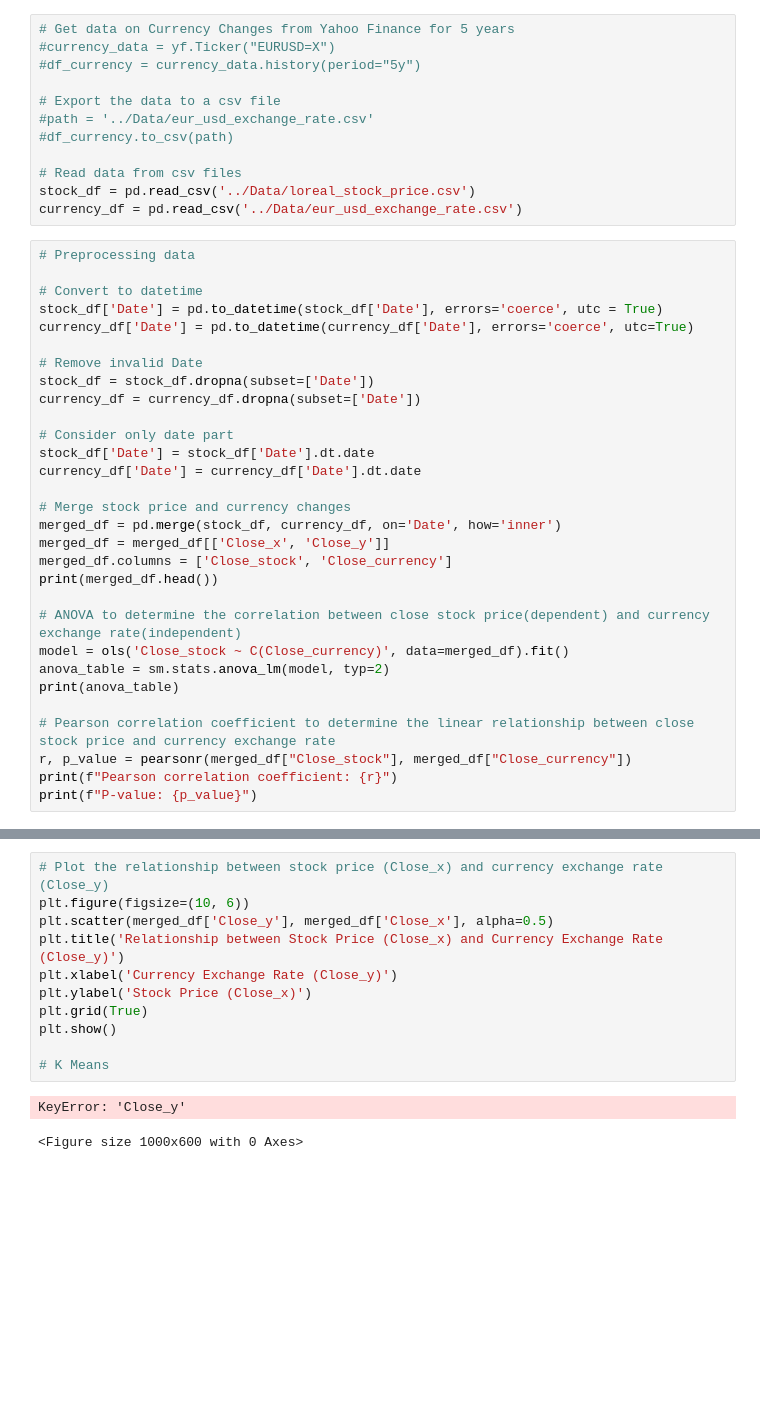
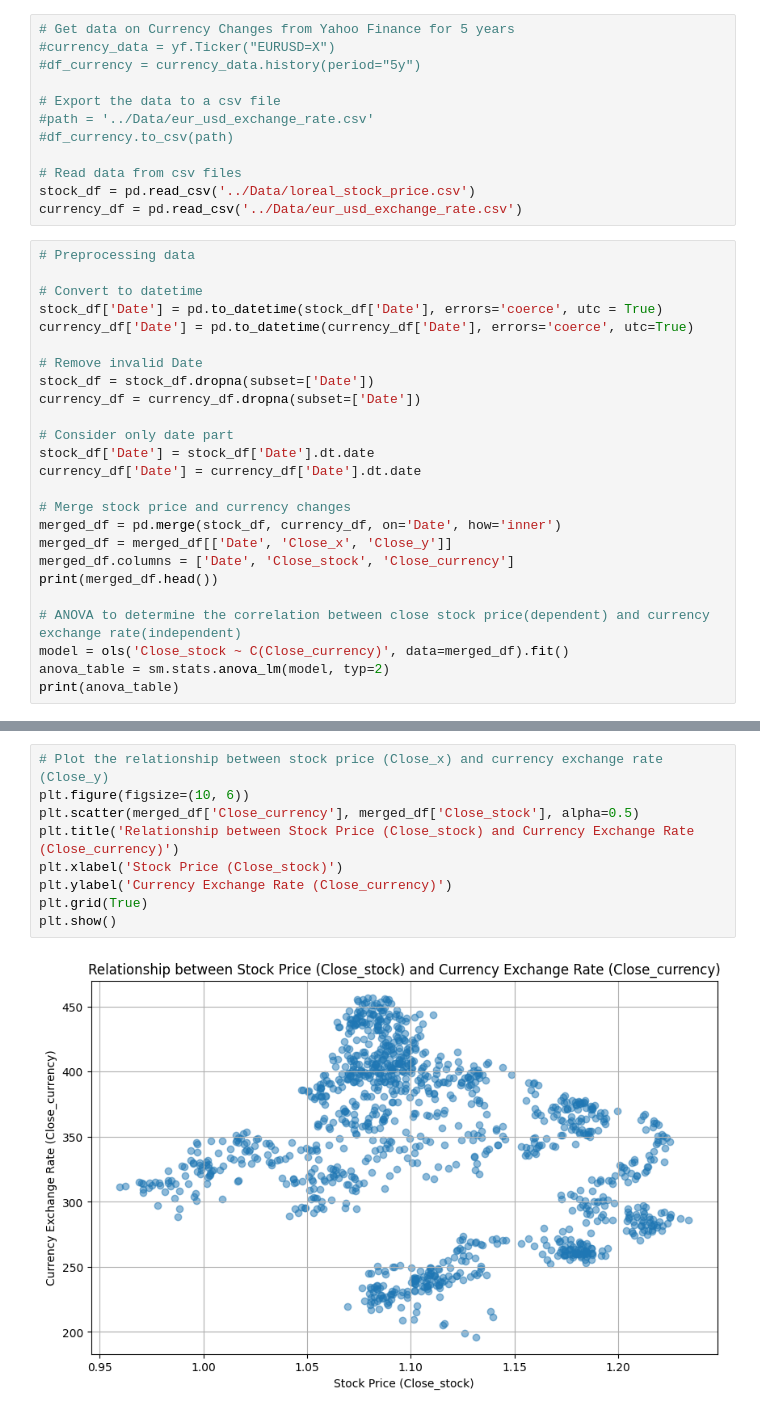
Before and after one commit to Ailey-Prmil/Statistics-Analysis-Project, a Jupyter notebook: Inferential Statistics/Corre_Stock_Currency.ipynb, the cells around one changed output, grey strips where cells are left out. Cells and saved outputs as stored; diff of their text form; blank space fills up the shorter version.

```diff
--- a/Inferential Statistics/Corre_Stock_Currency.ipynb
+++ b/Inferential Statistics/Corre_Stock_Currency.ipynb
@@ -36,17 +41,12 @@ currency_df['Date'] = currency_df['Date'].dt.date
 
 # Merge stock price and currency changes
 merged_df = pd.merge(stock_df, currency_df, on='Date', how='inner')
-merged_df = merged_df[['Close_x', 'Close_y']]
-merged_df.columns = ['Close_stock', 'Close_currency']
+merged_df = merged_df[['Date', 'Close_x', 'Close_y']]
+merged_df.columns = ['Date', 'Close_stock', 'Close_currency']
 print(merged_df.head())
 
 # ANOVA to determine the correlation between close stock price(dependent) and currency exchange rate(independent)
 model = ols('Close_stock ~ C(Close_currency)', data=merged_df).fit()
 anova_table = sm.stats.anova_lm(model, typ=2)
 print(anova_table)
-
-# Pearson correlation coefficient to determine the linear relationship between close stock price and currency exchange rate
-r, p_value = pearsonr(merged_df["Close_stock"], merged_df["Close_currency"])
-print(f"Pearson correlation coefficient: {r}")
-print(f"P-value: {p_value}")
 # %% [output]
@@ -73,14 +72,11 @@ P-value: 2.9693903244066175e-15
 # %%
 # Plot the relationship between stock price (Close_x) and currency exchange rate (Close_y)
 plt.figure(figsize=(10, 6))
-plt.scatter(merged_df['Close_y'], merged_df['Close_x'], alpha=0.5)
-plt.title('Relationship between Stock Price (Close_x) and Currency Exchange Rate (Close_y)')
-plt.xlabel('Currency Exchange Rate (Close_y)')
-plt.ylabel('Stock Price (Close_x)')
+plt.scatter(merged_df['Close_currency'], merged_df['Close_stock'], alpha=0.5)
+plt.title('Relationship between Stock Price (Close_stock) and Currency Exchange Rate (Close_currency)')
+plt.xlabel('Stock Price (Close_stock)')
+plt.ylabel('Currency Exchange Rate (Close_currency)')
 plt.grid(True)
 plt.show()
-
-# K Means
 # %% [output]
-KeyError: 'Close_y'
-<Figure size 1000x600 with 0 Axes>
+[figure, added]
```
Also changed, not shown: parts of 4 cells of this notebook, 1 other file.
